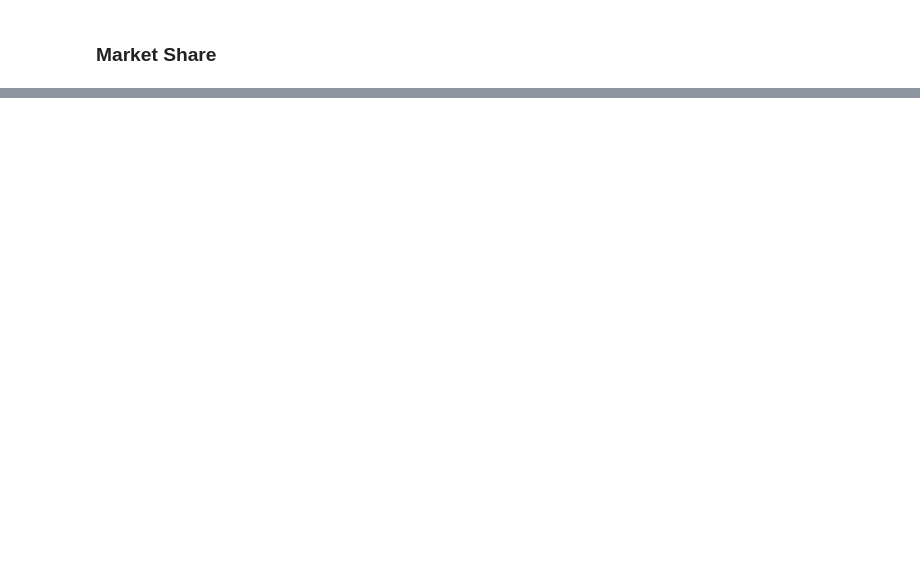
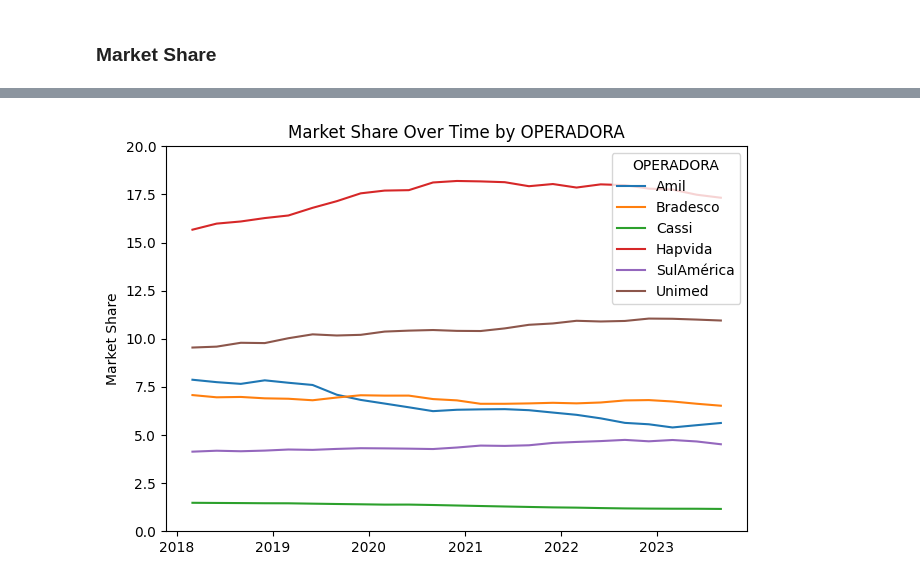
Before and after one commit to ianaraujo/ipcap-hapvida, a Jupyter notebook: beneficiarios.ipynb, the cells around one changed output, grey strips where cells are left out. Cells and saved outputs as stored; diff of their text form; code cells hidden in the pictures; blank space fills up the shorter version.

```diff
--- a/beneficiarios.ipynb
+++ b/beneficiarios.ipynb
@@ -117,0 +276,8 @@ Porcentagem de planos Hapvida: 7.65%
+# %%
+share_operadoras = pd.DataFrame([(key, *key_pair) for key, value in dict.items() for key_pair in value.items()], columns=['ID', 'OPERADORA', 'MKT_SHARE'])
+
+share_operadoras = share_operadoras.loc[share_operadoras['OPERADORA'] != 'Outros', :].copy()
+share_operadoras['ID'] = share_operadoras['ID'].apply(lambda x: datetime.strptime(x, "%Y%m"))
+share_operadoras = share_operadoras.sort_values(by='ID').reset_index(drop=True)
+
+share_operadoras
@@ -117,0 +298,13 @@ Porcentagem de planos Hapvida: 7.65%
+# %%
+plt.figure(figsize=(7.5, 5))
+
+sns.lineplot(data=share_operadoras, x='ID', y='MKT_SHARE', hue='OPERADORA')
+
+plt.xlabel('')
+plt.ylabel('Market Share')
+plt.ylim(0, 20)
+plt.title('Market Share Over Time by OPERADORA')
+plt.legend(title='OPERADORA')
+plt.show()
+# %% [output]
+[figure, added]
```
Also changed, not shown: parts of 20 cells of this notebook, 4 other files.
